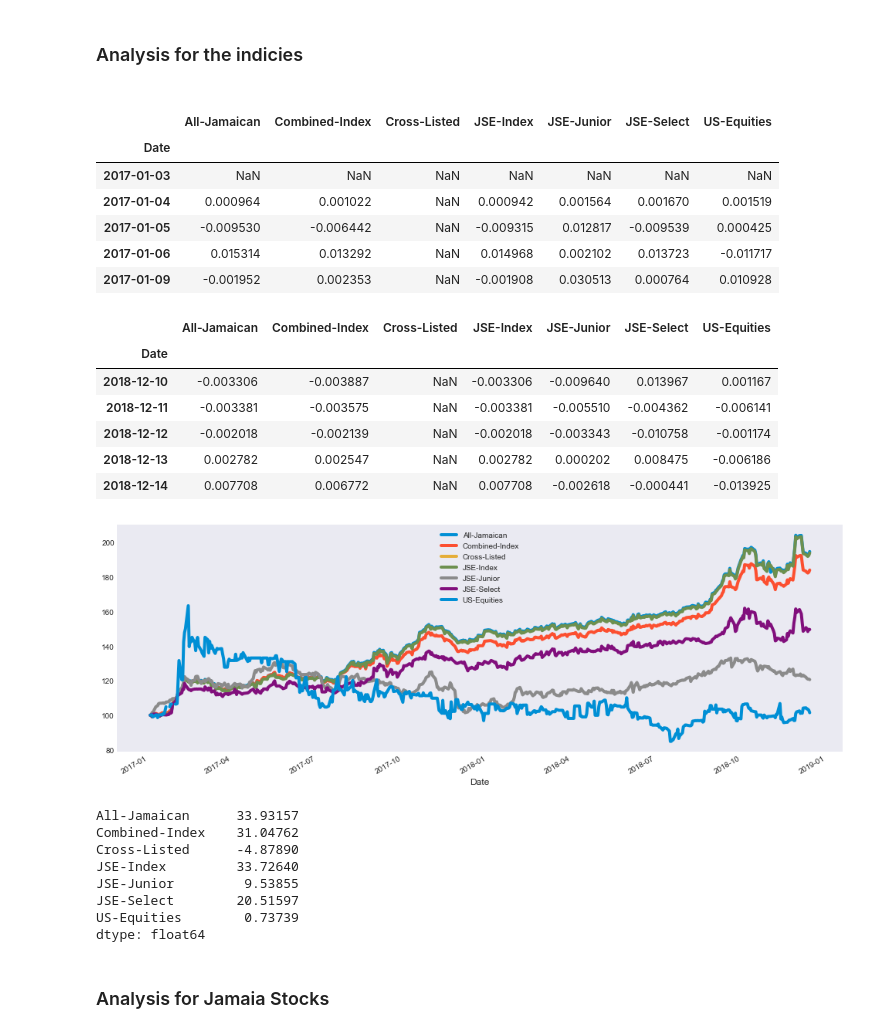
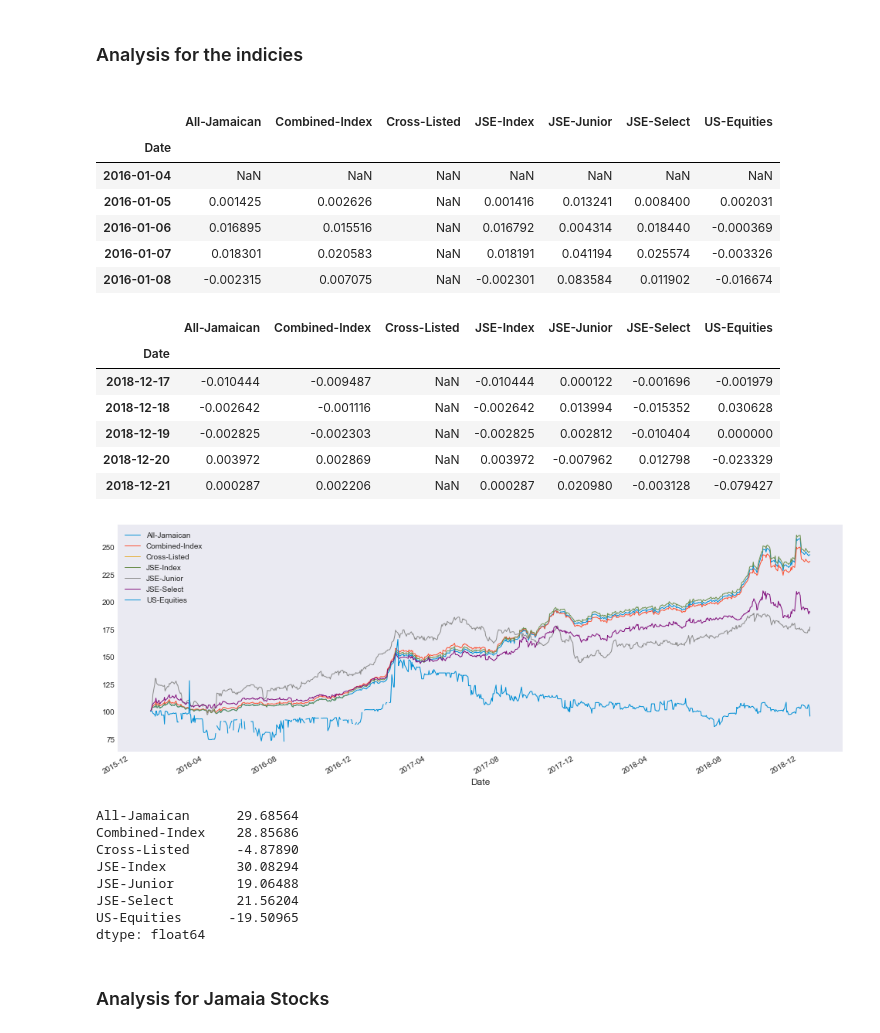
Before and after one commit to romwhyte/jsestockanalysis, a Jupyter notebook: stock analysis.ipynb, the cells around one changed output. Cells and saved outputs as stored; diff of their text form; code cells hidden in the pictures.

```diff
--- a/stock analysis.ipynb
+++ b/stock analysis.ipynb
@@ -403,7 +407,7 @@ Series([], Name: SCIJMD, dtype: float64)
 # %%
 #filter the data for the 01 January 2018 to 31 December, 2018
 
-startdate = '2017-01-01'
+startdate = '2016-01-01'
 enddate = '2018-12-31'
 
 stkframe=stkframe[startdate:enddate]
@@ -480,43 +484,43 @@ ind_returns.head()
 # %% [output]
 |  | All-Jamaican | Combined-Index | Cross-Listed | JSE-Index | JSE-Junior | JSE-Select | US-Equities |
 | Date |  |  |  |  |  |  |  |
-| 2017-01-03 | NaN | NaN | NaN | NaN | NaN | NaN | NaN |
-| 2017-01-04 | 0.000964 | 0.001022 | NaN | 0.000942 | 0.001564 | 0.001670 | 0.001519 |
-| 2017-01-05 | -0.009530 | -0.006442 | NaN | -0.009315 | 0.012817 | -0.009539 | 0.000425 |
-| 2017-01-06 | 0.015314 | 0.013292 | NaN | 0.014968 | 0.002102 | 0.013723 | -0.011717 |
-| 2017-01-09 | -0.001952 | 0.002353 | NaN | -0.001908 | 0.030513 | 0.000764 | 0.010928 |
+| 2016-01-04 | NaN | NaN | NaN | NaN | NaN | NaN | NaN |
+| 2016-01-05 | 0.001425 | 0.002626 | NaN | 0.001416 | 0.013241 | 0.008400 | 0.002031 |
+| 2016-01-06 | 0.016895 | 0.015516 | NaN | 0.016792 | 0.004314 | 0.018440 | -0.000369 |
+| 2016-01-07 | 0.018301 | 0.020583 | NaN | 0.018191 | 0.041194 | 0.025574 | -0.003326 |
+| 2016-01-08 | -0.002315 | 0.007075 | NaN | -0.002301 | 0.083584 | 0.011902 | -0.016674 |
 # %%
 ind_returns.tail()
 # %% [output]
 |  | All-Jamaican | Combined-Index | Cross-Listed | JSE-Index | JSE-Junior | JSE-Select | US-Equities |
 | Date |  |  |  |  |  |  |  |
-| 2018-12-10 | -0.003306 | -0.003887 | NaN | -0.003306 | -0.009640 | 0.013967 | 0.001167 |
-| 2018-12-11 | -0.003381 | -0.003575 | NaN | -0.003381 | -0.005510 | -0.004362 | -0.006141 |
-| 2018-12-12 | -0.002018 | -0.002139 | NaN | -0.002018 | -0.003343 | -0.010758 | -0.001174 |
-| 2018-12-13 | 0.002782 | 0.002547 | NaN | 0.002782 | 0.000202 | 0.008475 | -0.006186 |
-| 2018-12-14 | 0.007708 | 0.006772 | NaN | 0.007708 | -0.002618 | -0.000441 | -0.013925 |
+| 2018-12-17 | -0.010444 | -0.009487 | NaN | -0.010444 | 0.000122 | -0.001696 | -0.001979 |
+| 2018-12-18 | -0.002642 | -0.001116 | NaN | -0.002642 | 0.013994 | -0.015352 | 0.030628 |
+| 2018-12-19 | -0.002825 | -0.002303 | NaN | -0.002825 | 0.002812 | -0.010404 | 0.000000 |
+| 2018-12-20 | 0.003972 | 0.002869 | NaN | 0.003972 | -0.007962 | 0.012798 | -0.023329 |
+| 2018-12-21 | 0.000287 | 0.002206 | NaN | 0.000287 | 0.020980 | -0.003128 | -0.079427 |
 # %%
 indicesplot = ((df_ind_data / df_ind_data.iloc[0]) * 100)
 indicesplot.sort_index(axis=0).head()
-indicesplot.plot(figsize=(15, 6));
+indicesplot.plot(figsize=(15, 6),linewidth=1);
 #plt.rcParams.update({'font.size': 12})
 #(df_ind_data / df_ind_data.iloc[0] * 100).plot(figsize=(15, 6));
 plt.show()
 # %% [output]
-[figure, old version]
+[figure, new version]
 # %%
 #indicies Annual Rate of Return
 annual_ind_returns = ind_returns.apply(lambda x: (x.mean()*250) if  x.count() > 250 else (x.mean() * x.count()))
 #annual_ind_returns = ind_returns.mean() * ind_returns.count()
 round(annual_ind_returns[:] * 100,5)
 # %% [output]
-All-Jamaican      33.93157
-Combined-Index    31.04762
+All-Jamaican      29.68564
+Combined-Index    28.85686
 Cross-Listed      -4.87890
-JSE-Index         33.72640
-JSE-Junior         9.53855
-JSE-Select        20.51597
-US-Equities        0.73739
+JSE-Index         30.08294
+JSE-Junior        19.06488
+JSE-Select        21.56204
+US-Equities      -19.50965
 dtype: float64
 # %% [markdown]
 <h3> Analysis for Jamaia Stocks </h3>
```
Also changed, not shown: parts of 63 cells of this notebook, 3 other files.
